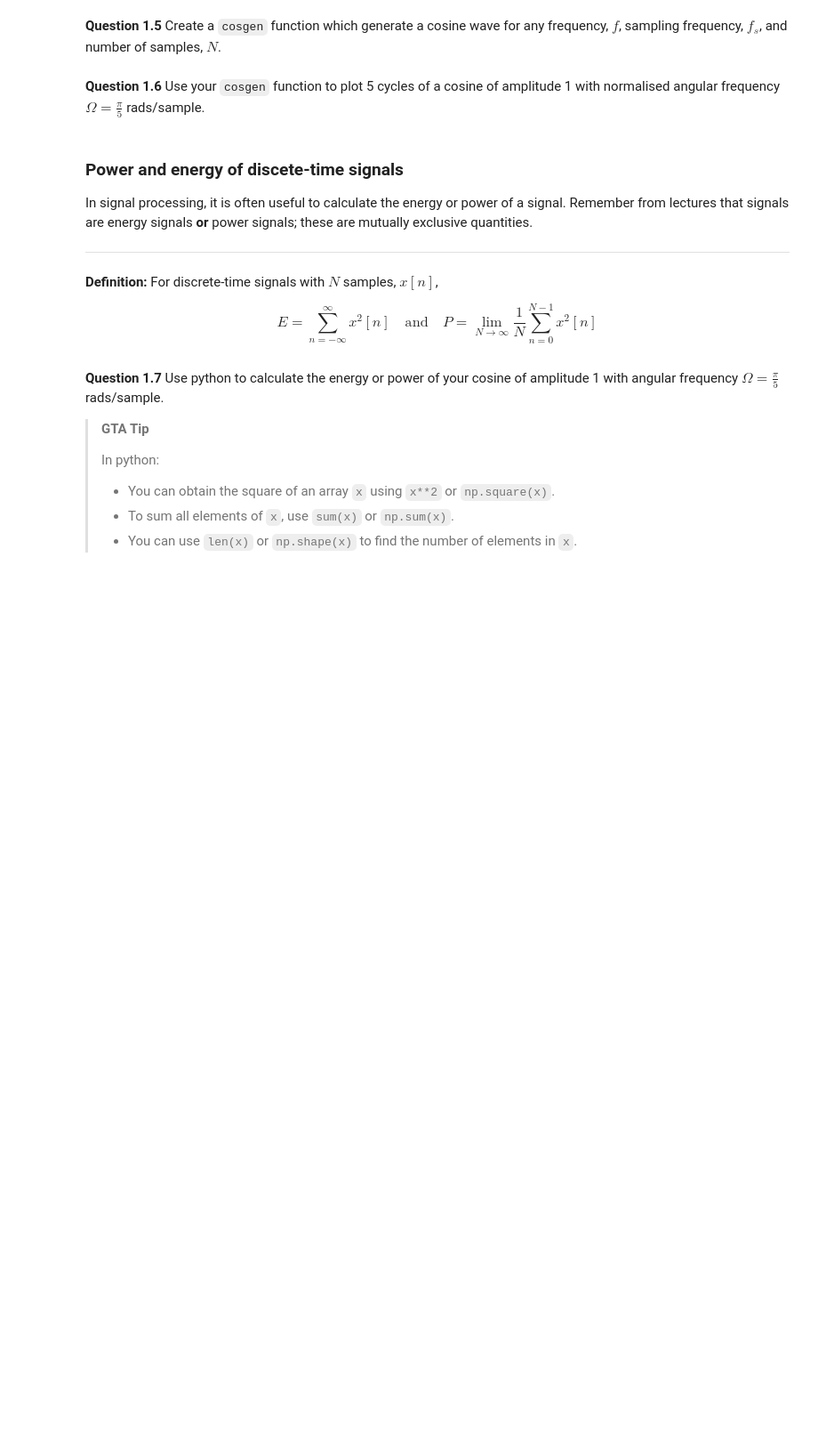
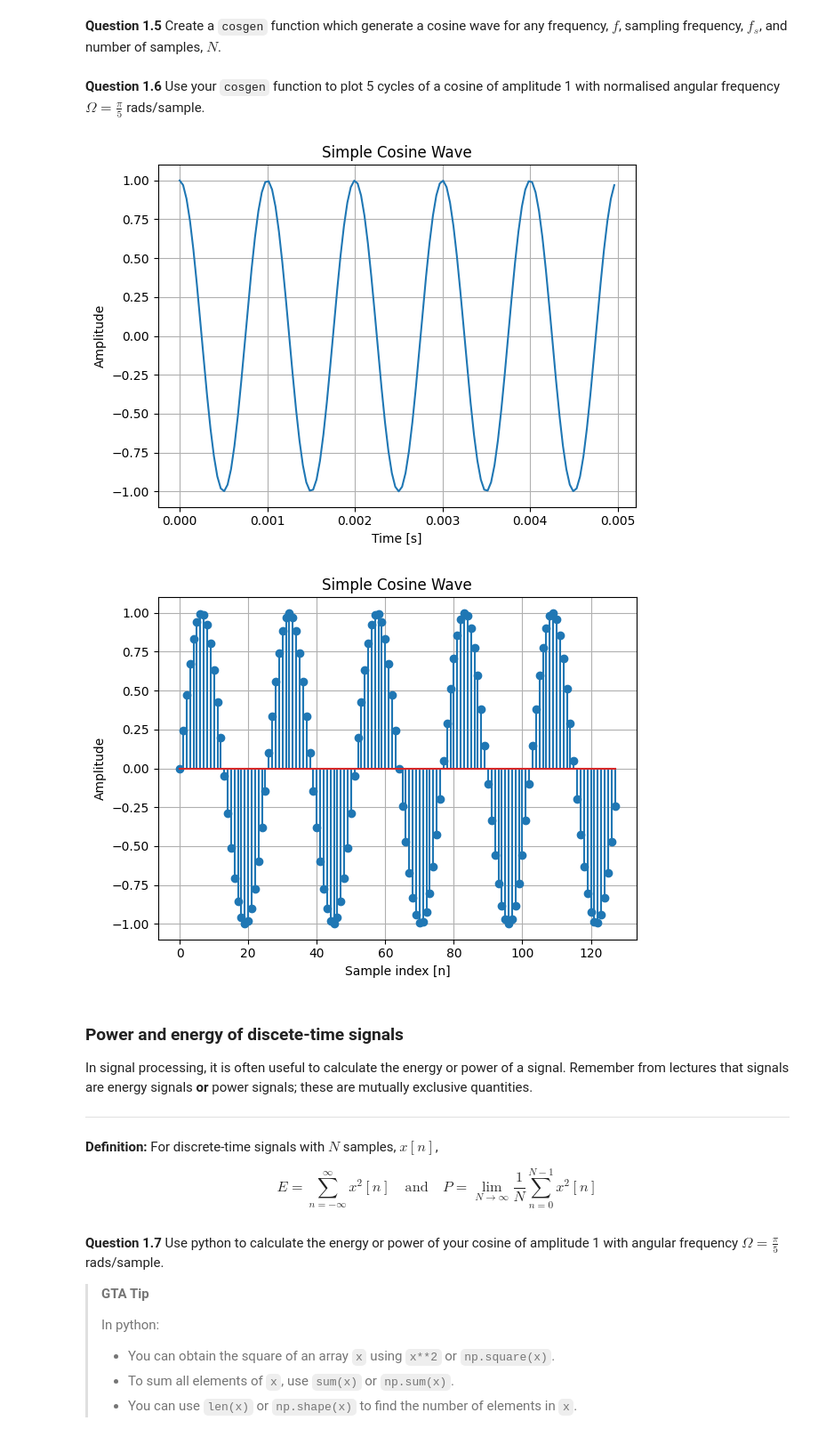
Before and after one commit to eeshawalji/sap-EE2-SS-LAB, a Jupyter notebook: EX1 - Introduction.ipynb, the cells around one changed output. Shown: that part at 89% size. Saved outputs shown, nothing was run; the diff lists cells and outputs as text; code cells hidden in the pictures; blank space fills up the shorter version.

Commit message:
EX2 done

```diff
--- a/EX1 - Introduction.ipynb
+++ b/EX1 - Introduction.ipynb
@@ -201,11 +216,33 @@ plt.show()
 # %% [markdown]
 **Question 1.5** Create a `cosgen` function which generate a cosine wave for any frequency, $f$, sampling frequency, $f_s$, and number of samples, $N$.
 # %%
-# add code here
+# add code here - done
+
+def cosgen(fs, fsig, Nsamp):
+    tsamp = 1/fs
+    t=np.arange(0, Nsamp*tsamp, tsamp)
+    y=np.cos(2*np.pi*fsig*t)
+    return t, y
+
+def cosgenDiscrete(fs, fsig, Nsamp):
+    n = t*fs
+    y = np.cos(2*np.pi*fsig/fs*n)
+    return n, y
 # %% [markdown]
 **Question 1.6** Use your `cosgen` function to plot 5 cycles of a cosine of amplitude 1 with normalised angular frequency $\Omega=\frac{\pi}{5}$ rads/sample.
 # %%
-# add code here
+# add code here - done
+
+t, y = cosgen(fs, fsig, Nsamp)
+plt = plot_signal(t, y, title='Simple Cosine Wave', xlabel='Time [s]', ylabel='Amplitude')
+plt.show()
+
+n, y = cosgenDiscrete(fs, fsig, Nsamp)
+plt = plot_signal(n, x, title='Simple Cosine Wave', xlabel='Sample index [n]', ylabel='Amplitude',func='stem')
+plt.show()
+# %% [output]
+[figure, added]
+[figure, added]
 # %% [markdown]
 ### Power and energy of discete-time signals
 In signal processing, it is often useful to calculate the energy or power of a signal. Remember from lectures that signals are energy signals **or** power signals; these are mutually exclusive quantities.
```
Also changed, not shown: parts of 3 cells of this notebook, 2 other files.
